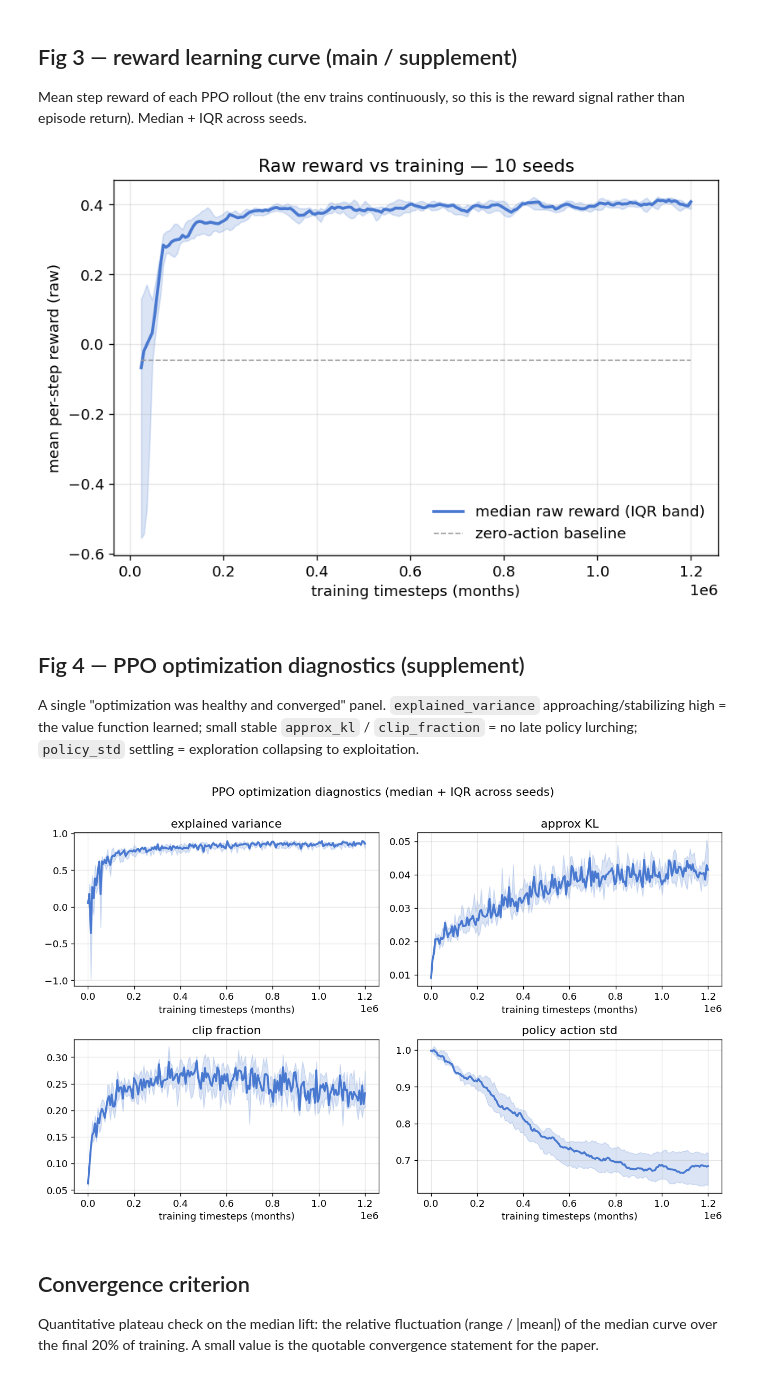
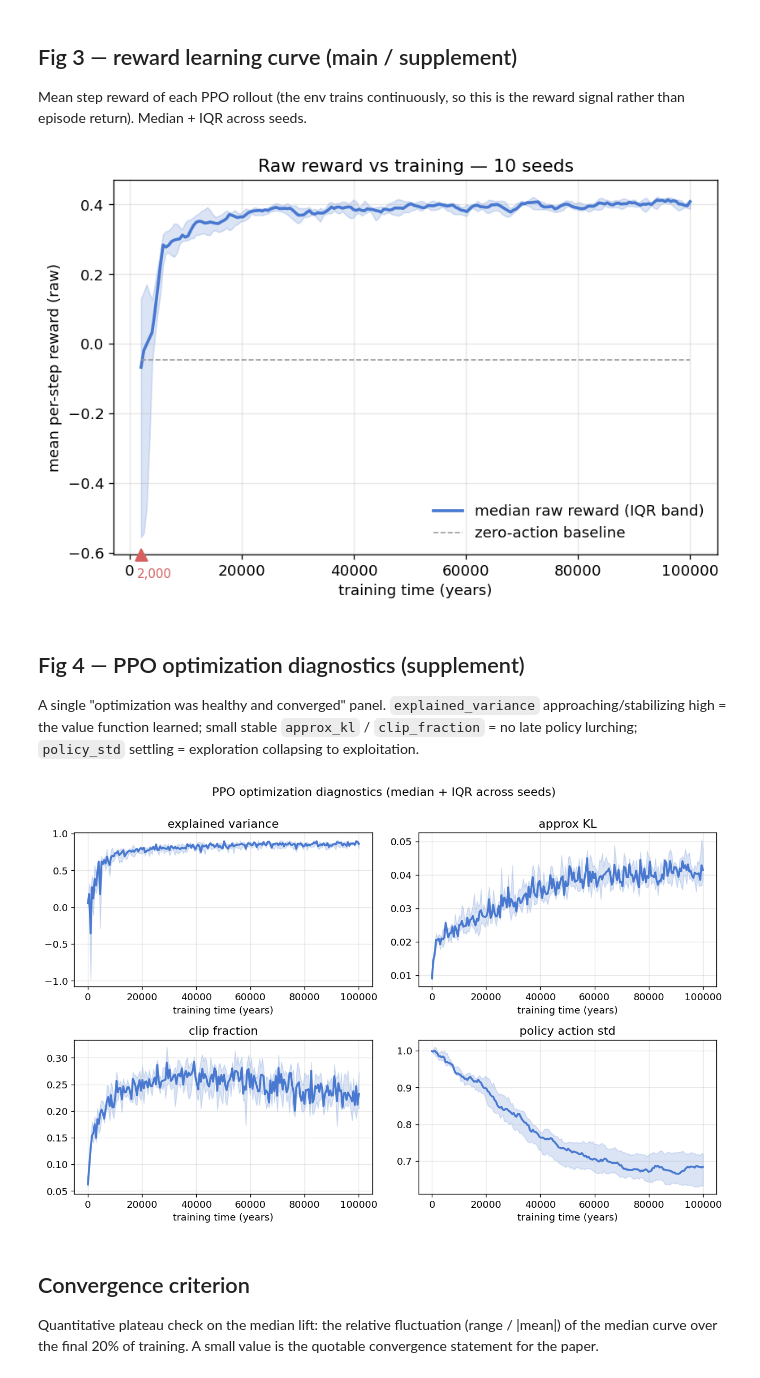
Before and after one commit to ayman-tech/enso-rl, a Jupyter notebook: notebooks/train_analysis.ipynb, the cells around one changed output. Drawn from its saved outputs; the diff is of its cells as text; code cells hidden in the pictures.

```diff
--- a/notebooks/train_analysis.ipynb
+++ b/notebooks/train_analysis.ipynb
@@ -39,6 +39,10 @@ assert paths, f'no train_seed*.npz found under {ROOT / PREFIX}'
 runs = [_load_npz(p) for p in paths]
 seed_names = [p.stem for p in paths]
 print(f'Loaded {len(runs)} seeds: {seed_names}')
+
+# Paper figures (1st iteration): re-running this notebook refreshes these in figs/.
+FIGS = Path("..") / "figs"
+FIGS.mkdir(parents=True, exist_ok=True)
 # %% [output]
 Loaded 10 seeds: ['train_seed0', 'train_seed1', 'train_seed2', 'train_seed3', 'train_seed4', 'train_seed5', 'train_seed6', 'train_seed7', 'train_seed8', 'train_seed9']
 # %%
@@ -87,6 +91,8 @@ def final_values(runs, t_key, v_key):
 
 
 TS_LABEL = 'training timesteps (months)'
+MONTHS_PER_YEAR = 12
+TS_LABEL_YEARS = 'training time (years)'   # = timesteps / 12
 # %% [markdown]
 ## Fig 1 — `mye_lift` learning curve (main)
 Median lift across seeds with a 25–75% IQR band. The flat dashed line is the
@@ -144,19 +161,29 @@ reward signal rather than episode return). Median + IQR across seeds.
 # %%
 grid, mat = stack_metric(runs, 'eval_timesteps', 'eval_mean_reward')
 fig, ax = plt.subplots(figsize=(8, 5))
-plot_band(ax, grid, mat, BLUE, label='median raw reward (IQR band)')
+med = plot_band(ax, grid / MONTHS_PER_YEAR, mat, BLUE, label='median raw reward (IQR band)')
 # baseline reward is policy-independent → flat reference
 bgrid, bmat = stack_metric(runs, 'eval_timesteps', 'eval_baseline_reward')
-ax.plot(bgrid, np.nanmedian(bmat, axis=0), color=GRAY, ls='--', lw=1,
+ax.plot(bgrid / MONTHS_PER_YEAR, np.nanmedian(bmat, axis=0), color=GRAY, ls='--', lw=1,
         label='zero-action baseline')
-ax.set_xlabel(TS_LABEL)
+
+# Mark the first logged reward timestep on the x-axis only (curve starts here, not at t=0).
+t0 = grid[0] / MONTHS_PER_YEAR
+trans = ax.get_xaxis_transform()  # x in data coords, y in axes fraction
+ax.plot(t0, 0, marker='^', ms=9, color=RED, clip_on=False, transform=trans, zorder=6)
+ax.annotate(f'{t0:,.0f}', xy=(t0, 0), xycoords=trans, xytext=(10, -10),
+            textcoords='offset points', ha='center', va='top',
+            color=RED, fontsize=9)
+
+ax.set_xlabel(TS_LABEL_YEARS)
 ax.set_ylabel('mean per-step reward (raw)')
 ax.set_title(f'Raw reward vs training — {len(runs)} seeds')
 ax.grid(True, alpha=0.3); ax.legend(frameon=False)
 fig.savefig(OUTDIR / 'fig3_reward_curve.png', dpi=300, bbox_inches='tight')
+fig.savefig(FIGS / 'train_reward.png', dpi=300, bbox_inches='tight')
 plt.show()
 # %% [output]
-[figure, old version]
+[figure, new version]
 # %% [markdown]
 ## Fig 4 — PPO optimization diagnostics (supplement)
 A single "optimization was healthy and converged" panel. `explained_variance`
@@ -166,21 +193,22 @@ collapsing to exploitation.
 # %%
 diag = [('explained_variance', 'explained variance'),
         ('approx_kl', 'approx KL'),
         ('clip_fraction', 'clip fraction'),
         ('policy_std', 'policy action std')]
 fig, axes = plt.subplots(2, 2, figsize=(11, 7))
 for ax, (key, label) in zip(axes.ravel(), diag):
     grid, mat = stack_metric(runs, 'train_timesteps', key)
-    plot_band(ax, grid, mat, BLUE)
+    plot_band(ax, grid / MONTHS_PER_YEAR, mat, BLUE)
     ax.set_title(label)
-    ax.set_xlabel(TS_LABEL)
+    ax.set_xlabel(TS_LABEL_YEARS)
     ax.grid(True, alpha=0.3)
 fig.suptitle('PPO optimization diagnostics (median + IQR across seeds)', y=1.0)
 fig.tight_layout()
 fig.savefig(OUTDIR / 'fig4_diagnostics.png', dpi=300, bbox_inches='tight')
+fig.savefig(FIGS / 'train_diagnostics.png', dpi=300, bbox_inches='tight')
 plt.show()
 # %% [output]
-[figure, old version]
+[figure, new version]
 # %% [markdown]
 ## Convergence criterion
 Quantitative plateau check on the median lift: the relative fluctuation
```
Also changed, not shown: parts of 1 cell of this notebook, 9 other files.
